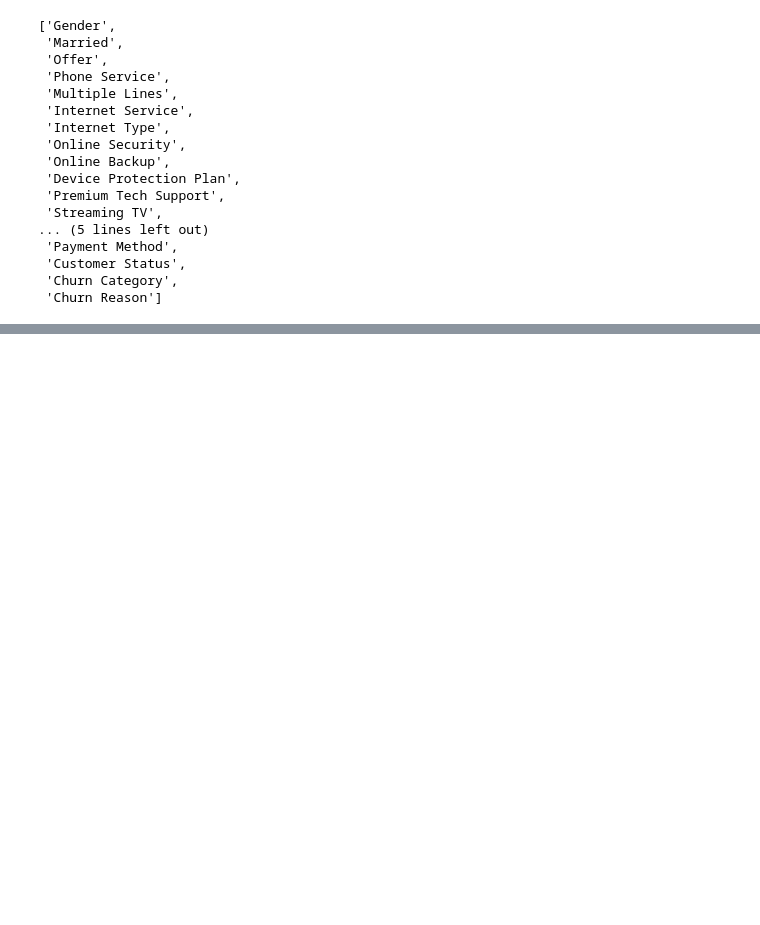
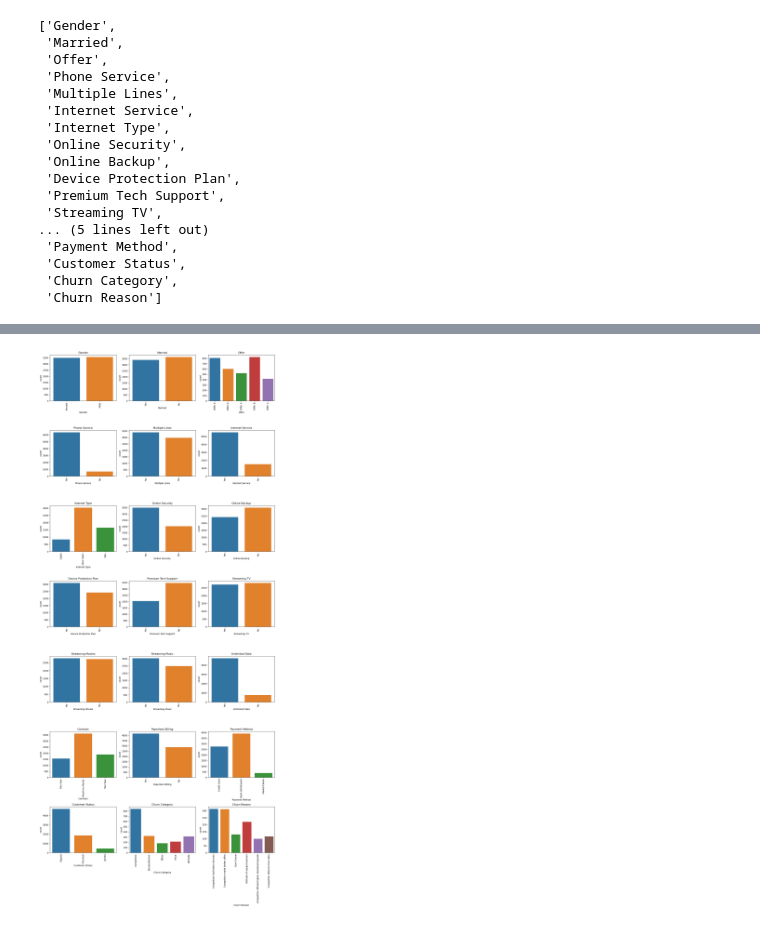
Before and after one commit to Sahilkhan-34/Exploratory_data_analysis_EDA, a Jupyter notebook: Telecom_Customer_Churn/Telecom_Customer_Churn_Prediction.ipynb, the cells around one changed output, grey strips where cells are left out. Saved outputs shown, nothing was run; the diff lists cells and outputs as text; code cells hidden in the pictures; blank space fills up the shorter version.

```diff
--- a/Telecom_Customer_Churn/Telecom_Customer_Churn_Prediction.ipynb
+++ b/Telecom_Customer_Churn/Telecom_Customer_Churn_Prediction.ipynb
@@ -166,0 +240,30 @@ categorical_cols
+# %%
+# Get the names of all columns with data type 'object' (categorical columns)
+cat_vars = df.select_dtypes(include='object').columns.tolist()
+
+# Create a figure with subplots
+num_cols = len(cat_vars)
+num_rows = (num_cols + 2) // 3
+fig, axs = plt.subplots(nrows=num_rows, ncols=3, figsize=(15, 5*num_rows))
+axs = axs.flatten()
+
+# Create a countplot for the top 6 values of each categorical variable using Seaborn
+for i, var in enumerate(cat_vars):
+    top_values = df[var].value_counts().nlargest(6).index
+    filtered_df = df[df[var].isin(top_values)]
+    sns.countplot(x=var, data=filtered_df, ax=axs[i])
+    axs[i].set_title(var)
+    axs[i].tick_params(axis='x', rotation=90)
+
+# Remove any extra empty subplots if needed
+if num_cols < len(axs):
+    for i in range(num_cols, len(axs)):
+        fig.delaxes(axs[i])
+
+# Adjust spacing between subplots
+fig.tight_layout()
+
+# Show plot
+plt.show()
+# %% [output]
+[figure, added]
```
Also changed, not shown: parts of 4 cells of this notebook.
